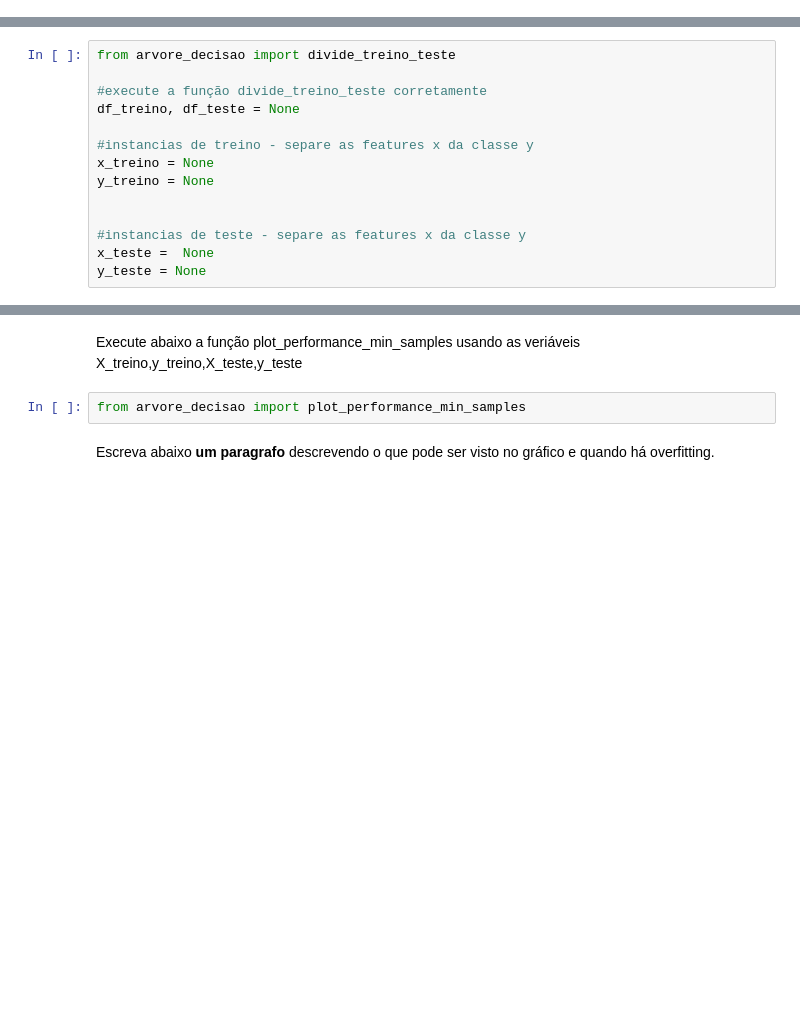
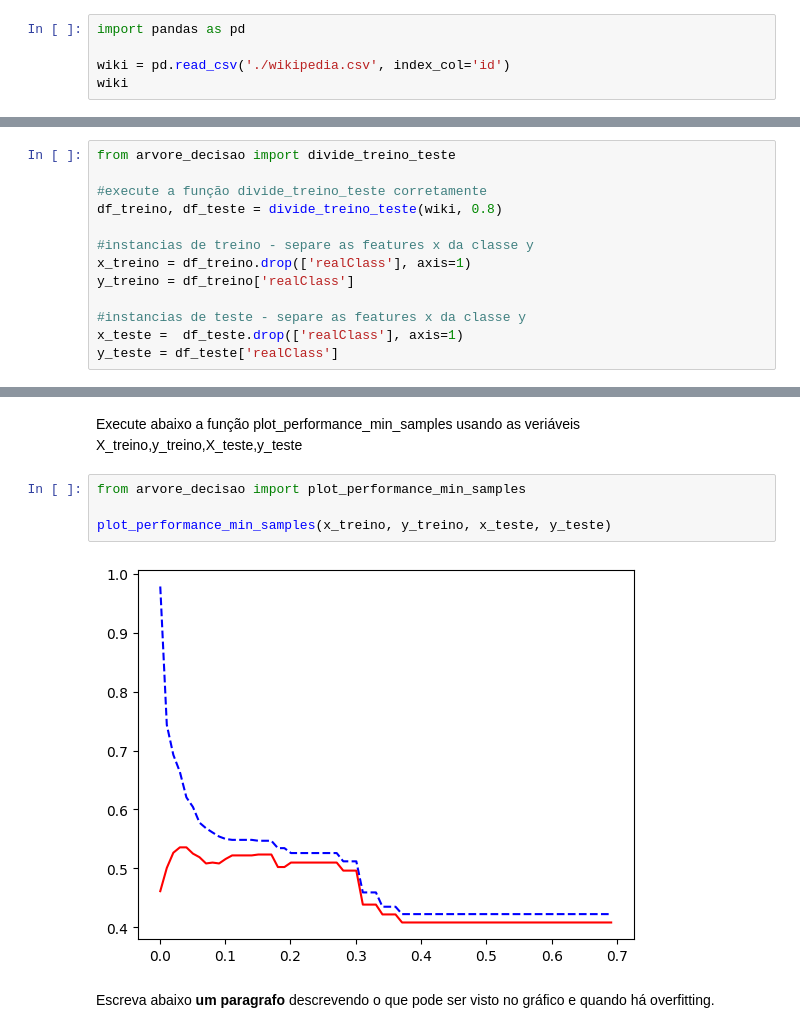
Before and after one commit to vnszero/machine-learning-algorithms, a Jupyter notebook: ap-de-maquina-cefetmg-overfitting-master/Overfitting.ipynb, the cells around one changed output, grey strips where cells are left out. Cells and saved outputs as stored; diff of their text form; blank space fills up the shorter version.

```diff
--- a/ap-de-maquina-cefetmg-overfitting-master/Overfitting.ipynb
+++ b/ap-de-maquina-cefetmg-overfitting-master/Overfitting.ipynb
@@ -140,3 +140,8 @@ Assim, [Dalip et. al. (2009)](https://dl.acm.org/citation.cfm?id=1555449) fizera
 Nesta prática, iremos fazer a previsão da qualidade usando os indicadores proposto por [Dalip et. al. (2009)](https://dl.acm.org/citation.cfm?id=1555449) e uma árvore de decisão.
 # %% [markdown]
 Inicialmente, uso um DataFrame pandas e [leia o arquivo `wikipedia.csv`](https://pandas.pydata.org/pandas-docs/stable/reference/api/pandas.read_csv.html) e exiba os dados deste dataset. Coloque como o rótulo da linha o id do artigo (ou seja, no dataset, a coluna `id` será a `index_col` do DataFrame).
+# %%
+import pandas as pd
+
+wiki = pd.read_csv('./wikipedia.csv', index_col='id')
+wiki
@@ -171,16 +199,15 @@ A seguir, execute a função `divide_treino_teste` com uma divisão de 80% de tr
 from arvore_decisao import divide_treino_teste
 
 #execute a função divide_treino_teste corretamente
-df_treino, df_teste = None
+df_treino, df_teste = divide_treino_teste(wiki, 0.8)
 
 #instancias de treino - separe as features x da classe y
-x_treino = None
-y_treino = None
-
+x_treino = df_treino.drop(['realClass'], axis=1)
+y_treino = df_treino['realClass']
 
 #instancias de teste - separe as features x da classe y
-x_teste =  None
-y_teste = None
+x_teste =  df_teste.drop(['realClass'], axis=1)
+y_teste = df_teste['realClass']
 # %% [markdown]
 Implemente agora o método `faz_classificacao`. Ele passará como parametro as variáveis `X_treino`, `y_treino`, `X_teste`, `y_teste`, criadas anteriormente além do parâmetro `min_samples` que define a quantidade mínima de instancias para que se divida um nodo da árvore de decisão.
 
@@ -214,6 +250,10 @@ Por meio da função `plot_performance_min_samples` crie um gráfico em que o ei
 Execute abaixo a função plot_performance_min_samples usando as veriáveis X_treino,y_treino,X_teste,y_teste
 # %%
 from arvore_decisao import plot_performance_min_samples
+
+plot_performance_min_samples(x_treino, y_treino, x_teste, y_teste)
+# %% [output]
+[figure, added]
 # %% [markdown]
 Escreva abaixo **um paragrafo** descrevendo o que pode ser visto no gráfico e quando há overfitting.
 # %% [markdown]
```
Also changed, not shown: parts of 5 cells of this notebook, 2 other files.
